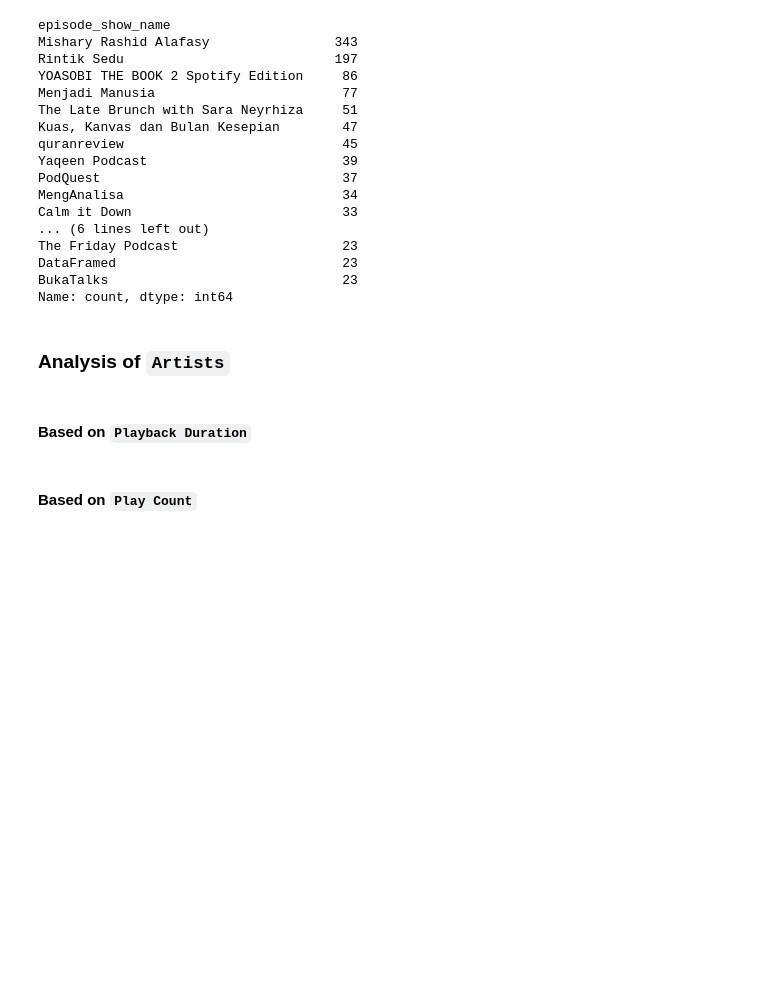
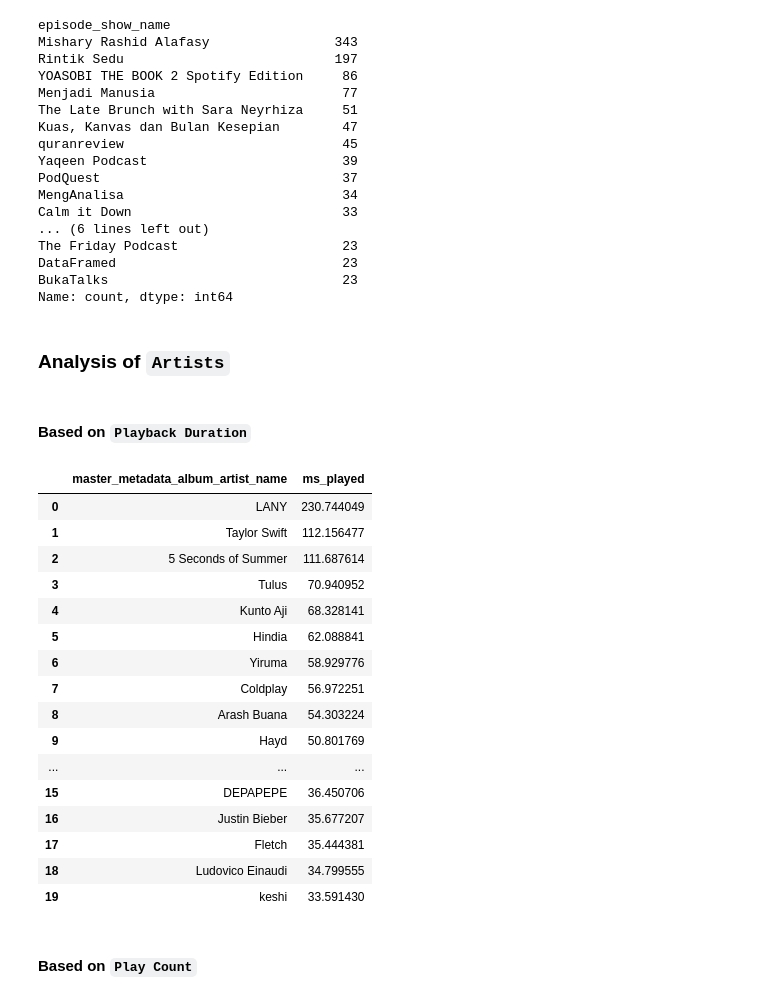
Before and after one commit to notesbyriza/music-preference-analysis, a Jupyter notebook: Notebook/spotify_analysis.ipynb, the cells around one changed output. Cells and saved outputs as stored; diff of their text form; code cells hidden in the pictures; blank space fills up the shorter version.

```diff
--- a/Notebook/spotify_analysis.ipynb
+++ b/Notebook/spotify_analysis.ipynb
@@ -687,7 +660,26 @@ fig.show()
 # %%
 # Calculate the accumulated number of streams for each artist in hours
 artist_playback_duration = spotify_data.groupby('master_metadata_album_artist_name')['ms_played'].sum() / (1000 * 60 * 60)
 
 # Sort artists based on the accumulated number of streams, from most to least
-artist_playback_duration = artist_playback_duration.sort_values(ascending=False).head(10).reset_index()
+artist_playback_duration = artist_playback_duration.sort_values(ascending=False).head(20).reset_index()
+artist_playback_duration
+# %% [output]
+|  | master_metadata_album_artist_name | ms_played |
+| 0 | LANY | 230.744049 |
+| 1 | Taylor Swift | 112.156477 |
+| 2 | 5 Seconds of Summer | 111.687614 |
+| 3 | Tulus | 70.940952 |
+| 4 | Kunto Aji | 68.328141 |
+| 5 | Hindia | 62.088841 |
+| 6 | Yiruma | 58.929776 |
+| 7 | Coldplay | 56.972251 |
+| 8 | Arash Buana | 54.303224 |
+| 9 | Hayd | 50.801769 |
+| ... | ... | ... |
+| 15 | DEPAPEPE | 36.450706 |
+| 16 | Justin Bieber | 35.677207 |
+| 17 | Fletch | 35.444381 |
+| 18 | Ludovico Einaudi | 34.799555 |
+| 19 | keshi | 33.591430 |
 # %%
```
Also changed, not shown: parts of 46 cells of this notebook.
